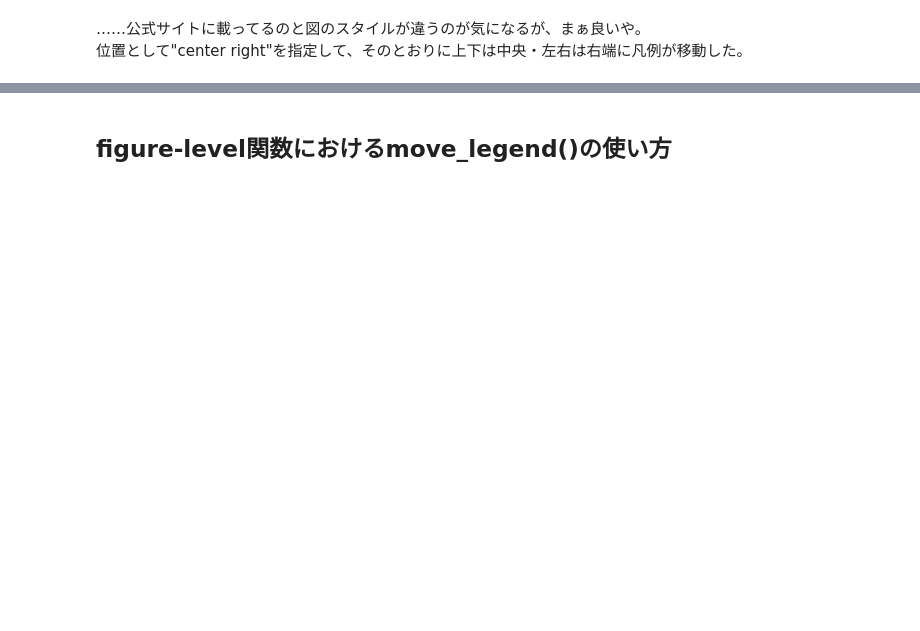
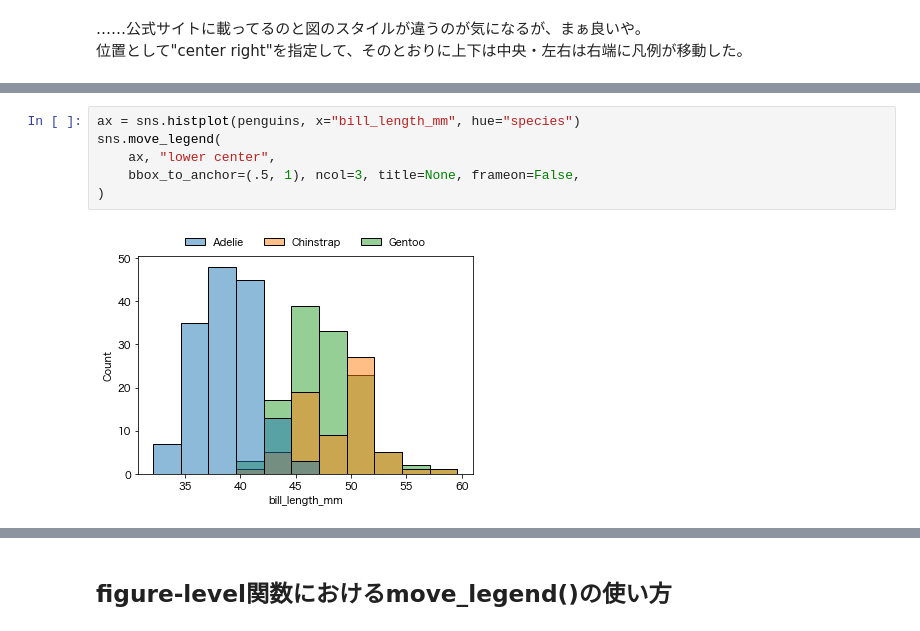
Before and after one commit to Linus-MK/fragments_for_blog, a Jupyter notebook: seaborn/move_legend.ipynb, the cells around one changed output, grey strips where cells are left out. Saved outputs shown, nothing was run; the diff lists cells and outputs as text; blank space fills up the shorter version.

Commit message:
seaborn の move_legend

```diff
--- a/seaborn/move_legend.ipynb
+++ b/seaborn/move_legend.ipynb
@@ -46,0 +60,8 @@ bbox_to_anchor=(1, 1)は「凡例を図の右上に配置せよ」である。
+# %%
+ax = sns.histplot(penguins, x="bill_length_mm", hue="species")
+sns.move_legend(
+    ax, "lower center",
+    bbox_to_anchor=(.5, 1), ncol=3, title=None, frameon=False,
+)
+# %% [output]
+[figure, added]
```
Also changed, not shown: parts of 7 cells of this notebook.
